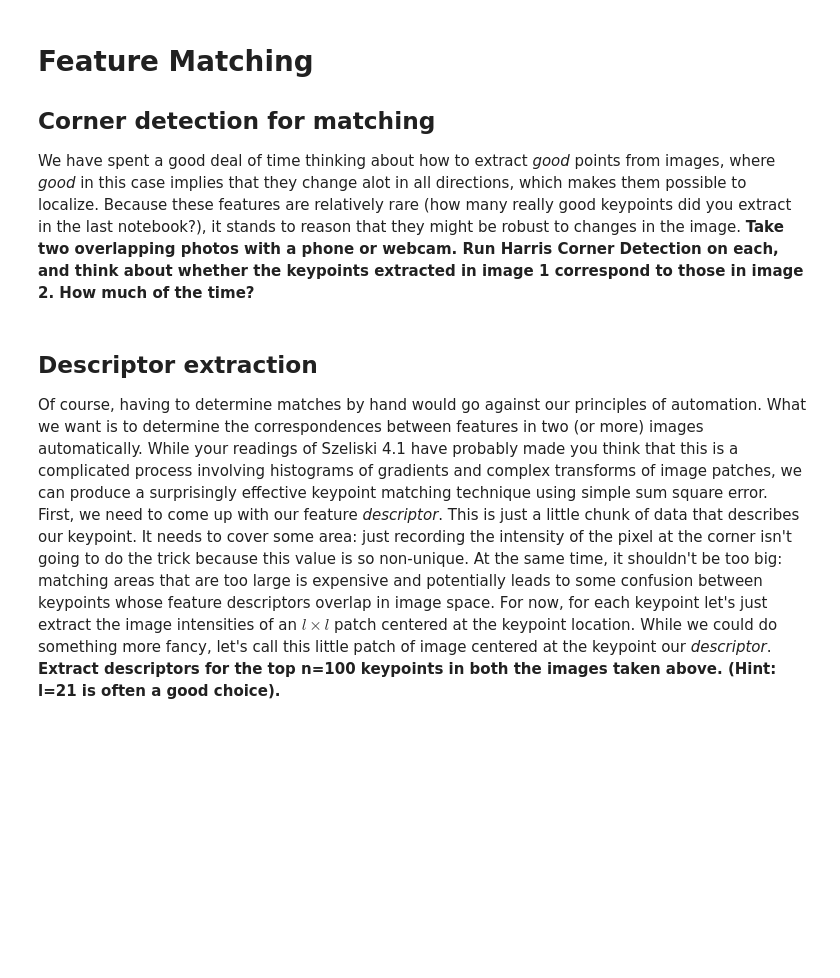
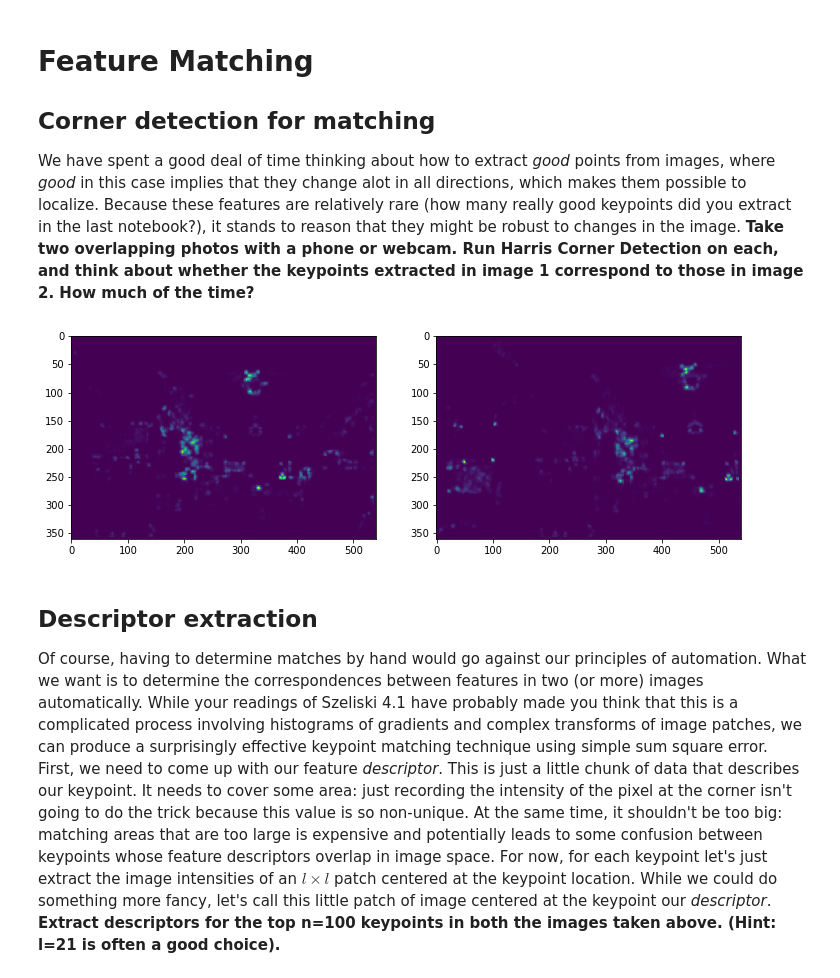
Before and after one commit to tcolligan4/190211_feature_matching, a Jupyter notebook: keypoint_matching.ipynb, the cells around one changed output. Cells and saved outputs as stored; diff of their text form; code cells hidden in the pictures; blank space fills up the shorter version.

```diff
--- a/keypoint_matching.ipynb
+++ b/keypoint_matching.ipynb
@@ -6,3 +44,16 @@ We have spent a good deal of time thinking about how to extract *good* points fr
+# %%
+i1 = plt.imread('n1_small.jpg')
+i2 = plt.imread('n2_small.jpg')
+i1 = i1.mean(axis=2)
+i2 = i2.mean(axis=2)
+h1 = harris_response(i1)
+h2 = harris_response(i2)
+fig, axs = plt.subplots(ncols=2, figsize=(12, 8))
+axs[0].imshow(h1)
+axs[1].imshow(h2)
+plt.show()
+# %% [output]
+[figure, added]
 # %% [markdown]
 ## Descriptor extraction
 Of course, having to determine matches by hand would go against our principles of automation.  What we want is to determine the correspondences between features in two (or more) images automatically.  While your readings of Szeliski 4.1 have probably made you think that this is a complicated process involving histograms of gradients and complex transforms of image patches, we can produce a surprisingly effective keypoint matching technique using simple sum square error.  First, we need to come up with our feature *descriptor*.  This is just a little chunk of data that describes our keypoint.  It needs to cover some area: just recording the intensity of the pixel at the corner isn't going to do the trick because this value is so non-unique.  At the same time, it shouldn't be too big: matching areas that are too large is expensive and potentially leads to some confusion between keypoints whose feature descriptors overlap in image space.  For now, for each keypoint let's just extract the image intensities of an $l \times l$ patch centered at the keypoint location.  While we could do something more fancy, let's call this little patch of image centered at the keypoint our *descriptor*.  **Extract descriptors for the top n=100 keypoints in both the images taken above.  (Hint: l=21 is often a good choice).**
```
Also changed, not shown: parts of 8 cells of this notebook, 4 other files.
